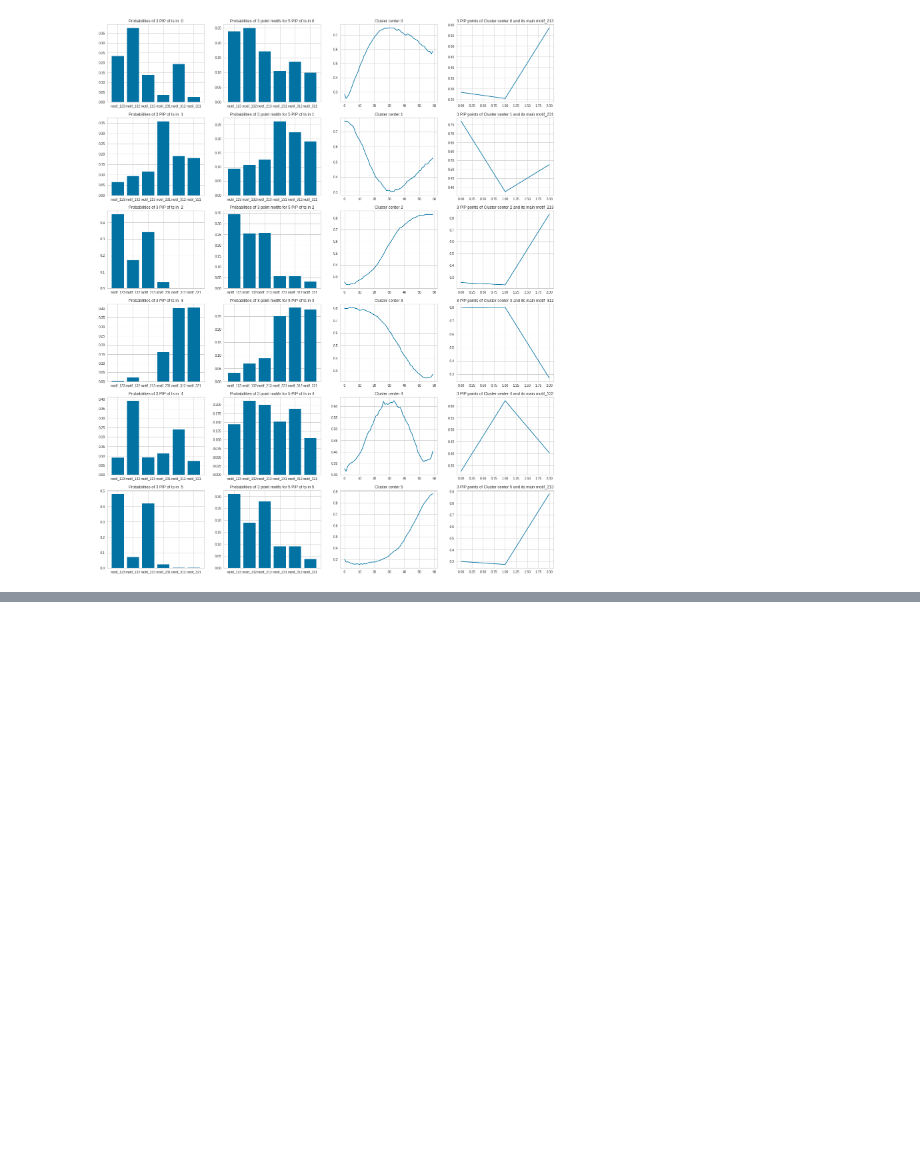
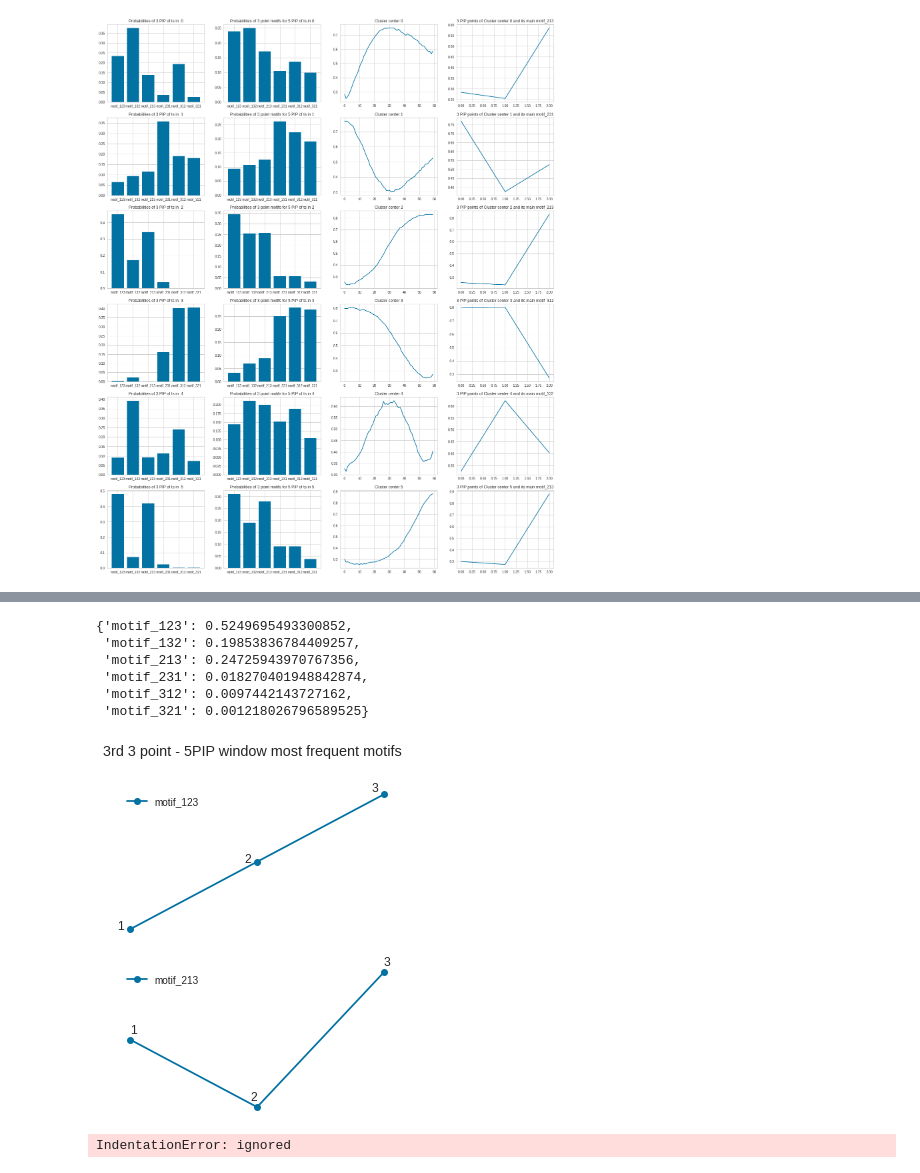
Before and after one commit to mtchibozo/Capstone-Fall-2020, a Jupyter notebook: padded_skipped_dct_clustering.ipynb, the cells around one changed output, grey strips where cells are left out. Saved outputs shown, nothing was run; the diff lists cells and outputs as text; code cells hidden in the pictures; blank space fills up the shorter version.

```diff
--- a/padded_skipped_dct_clustering.ipynb
+++ b/padded_skipped_dct_clustering.ipynb
@@ -470,0 +617,34 @@ fig.savefig("motif_analysis.png")
+# %%
+pip5_2nd_window = create_new_list(x_4,3)
+dict_2nd_window = collections.OrderedDict(sorted(motif_dictionary(pip5_2nd_window).items()))
+normalize(dict_2nd_window)
+# %% [output]
+{'motif_123': 0.5249695493300852,
+ 'motif_132': 0.19853836784409257,
+ 'motif_213': 0.24725943970767356,
+ 'motif_231': 0.018270401948842874,
+ 'motif_312': 0.0097442143727162,
+ 'motif_321': 0.001218026796589525}
+# %%
+from matplotlib.pyplot import figure
+fig, ax = plt.subplots(nrows=2, ncols= 1, figsize=(5,6))
+of = 0.05
+plt.suptitle("3rd 3 point - 5PIP window most frequent motifs")
+ax[0].plot([1,2,3],[1,2,3], marker='o',label="motif_123")
+ax[0].grid(False)
+ax[0].annotate("1", (0.9,1),)
+ax[0].annotate("2", (1.9,2))
+ax[0].annotate("3", (2.9,3.05))
+ax[0].axis('off')
+ax[0].legend();
+
+
+ax[1].plot([1,2,3],[2,1,3], marker='o',label="motif_213")
+ax[1].grid(False)
+ax[1].annotate("1", (1,2+2*of),)
+ax[1].annotate("2", (2-of,1+2*of))
+ax[1].annotate("3", (3,3+2*of))
+ax[1].axis('off')
+ax[1].legend();
+# %% [output]
+[figure, added]
@@ -470,0 +655,23 @@ fig.savefig("motif_analysis.png")
+# %%
+copy_skipped_1d = one_dimention_skipped(copy_skipped[cluster])
+# reduce dimentions of each ts to 3
+x_3 = reduce_dimension(np.array(copy_skipped_1d),3)
+  # get 3 dim motifs count
+  dict_3_motifs = od = collections.OrderedDict(sorted(motif_dictionary(x_3).items()))
+
+  # reduce dimentions of each ts to 4
+  x_4 = reduce_dimension(np.array(copy_skipped_1d),5)
+  # get 4 dim motifs count
+  x_4_3_pip_patterns = create_new_list(x_4)
+  dict_4_motifs = collections.OrderedDict(sorted(motif_dictionary(x_4_3_pip_patterns).items()))
+
+  context_center = np.array(dict_skipped[cluster]['consecutive_mean'])
+
+  # 3 pip cluster center
+  pip3_cluster_center = reduce_dimension(context_center.reshape(1,-1),3)[0]
+  motif_of_pip3_cluster_center = label_motif_general(pip3_cluster_center)
+
+  normal_dict3 = normalize(dict_3_motifs)
+  normal_dict4 = normalize(dict_4_motifs)
+# %% [output]
+IndentationError: ignored
```
Also changed, not shown: parts of 29 cells of this notebook.
